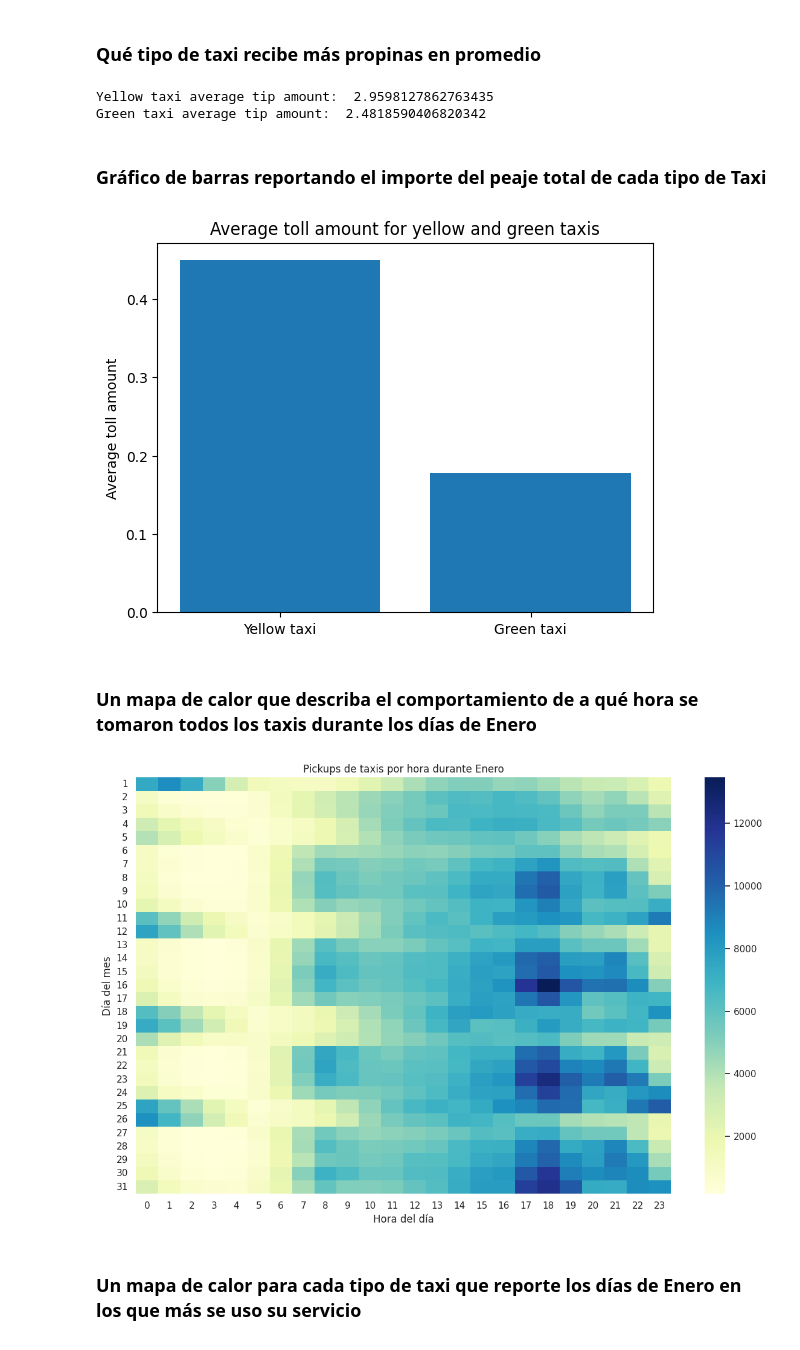
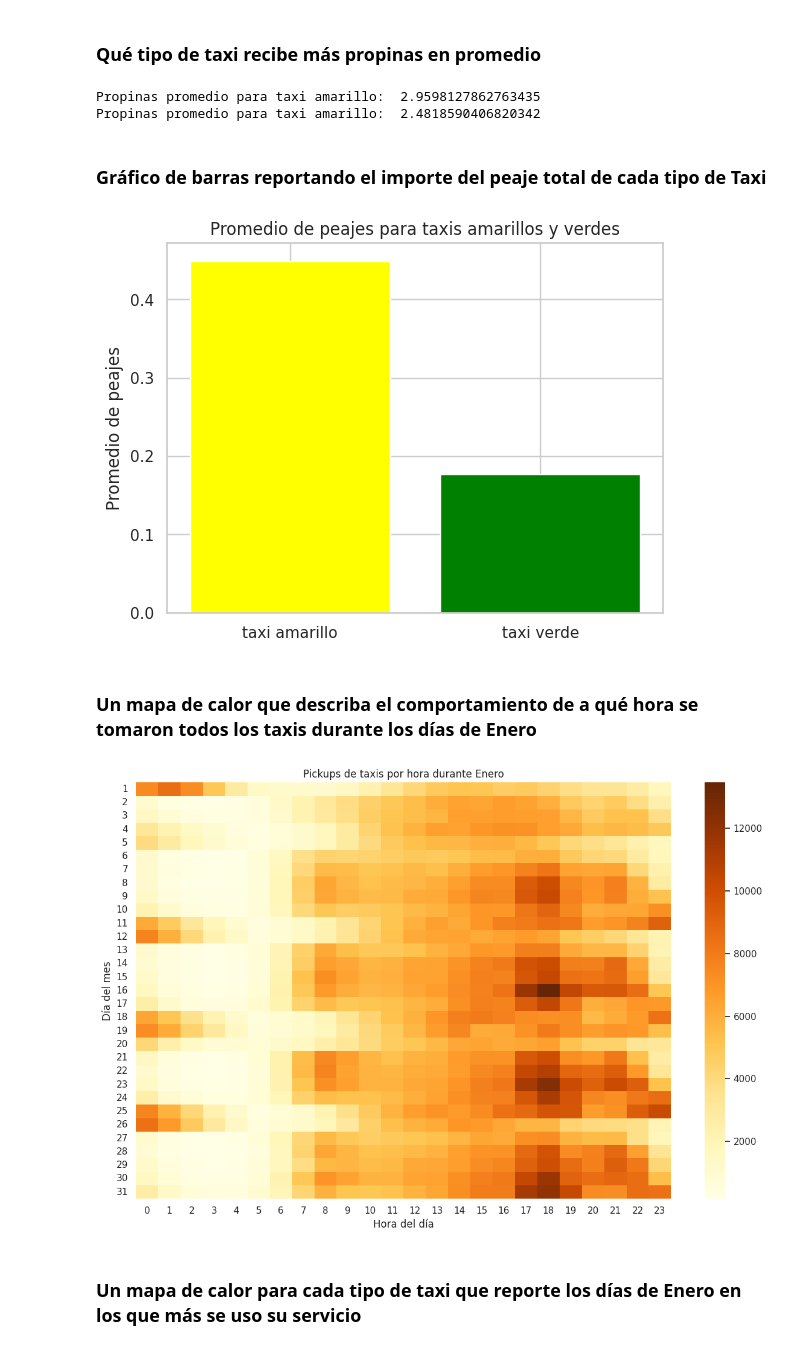
Before and after one commit to eduyael07/AnalisisDeDatosGen1, a Jupyter notebook: TareaPandas.ipynb, the cells around one changed output. Drawn from its saved outputs; the diff is of its cells as text; code cells hidden in the pictures.

Commit message:
Modificaciones a tarea de pandas

```diff
--- a/TareaPandas.ipynb
+++ b/TareaPandas.ipynb
@@ -54,60 +54,53 @@ Green taxi average trip distance:  21.532410089806728
 # %%
 yellowTip = yellow['tip_amount'].mean()
 greenTip = green['tip_amount'].mean()
-print("Yellow taxi average tip amount: ", yellowTip)
-print("Green taxi average tip amount: ", greenTip)
+print("Propinas promedio para taxi amarillo: ", yellowTip)
+print("Propinas promedio para taxi amarillo: ", greenTip)
 # %% [output]
-Yellow taxi average tip amount:  2.9598127862763435
-Green taxi average tip amount:  2.4818590406820342
+Propinas promedio para taxi amarillo:  2.9598127862763435
+Propinas promedio para taxi amarillo:  2.4818590406820342
 # %% [markdown]
 ### Gráfico de barras reportando el importe del peaje total de cada tipo de Taxi
 # %%
 yellowToll = yellow['tolls_amount'].mean()
 greenToll = green['tolls_amount'].mean()
 
-plt.bar(['Yellow taxi', 'Green taxi'], [yellowToll, greenToll])
-plt.ylabel('Average toll amount')
-plt.title('Average toll amount for yellow and green taxis')
+plt.bar(['taxi amarillo', 'taxi verde'], [yellowToll, greenToll], color=['yellow', 'green'])
+plt.ylabel('Promedio de peajes')
+plt.title('Promedio de peajes para taxis amarillos y verdes')
 plt.show()
 # %% [output]
-[figure, old version]
+[figure, new version]
 # %% [markdown]
 ### Un mapa de calor que describa el comportamiento de a qué hora se tomaron todos los taxis durante los días de Enero
 # %%
-import pandas as pd
-import seaborn as sns
-import matplotlib.pyplot as plt
-
-# Asumiendo que ya tienes cargados los DataFrames 'yellow' y 'green'
-
-# 1. Procesar datos de taxis amarillos (yellow)
+#Procesar datos de taxis amarillos (yellow)
 yellow['day'] = yellow['tpep_pickup_datetime'].dt.day
 yellow['hour'] = yellow['tpep_pickup_datetime'].dt.hour
 yellow_counts = yellow.groupby(['day', 'hour']).size().unstack()
 
-# 2. Procesar datos de taxis verdes (green)
+#Procesar datos de taxis verdes (green)
 green['day'] = green['lpep_pickup_datetime'].dt.day
 green['hour'] = green['lpep_pickup_datetime'].dt.hour
 green_counts = green.groupby(['day', 'hour']).size().unstack()
 
-# 3. Combinar ambos conjuntos de datos (opcional)
+#Combinar ambos conjuntos de datos (opcional)
 total_counts = yellow_counts.add(green_counts, fill_value=0)
 
-# 4. Crear el heatmap
+#Crear el heatmap
 plt.figure(figsize=(12, 8))
-sns.heatmap(total_counts, cmap='YlGnBu', annot=False, fmt='.0f')
+sns.heatmap(total_counts, cmap='YlOrBr', annot=False)
 
-# Personalizar el gráfico
+#Personalizar el gráfico
 plt.title('Pickups de taxis por hora durante Enero')
 plt.xlabel('Hora del día')
 plt.ylabel('Día del mes')
 plt.yticks(rotation=0)  # Para que los días se vean horizontales
 
-# Mostrar el gráfico
 plt.tight_layout()
 plt.show()
 # %% [output]
-[figure, old version]
+[figure, new version]
 # %% [markdown]
 ### Un mapa de calor para cada tipo de taxi que reporte los días de Enero en los que más se uso su servicio
 # %%
```
Also changed, not shown: parts of 3 cells of this notebook, 1 other file.
